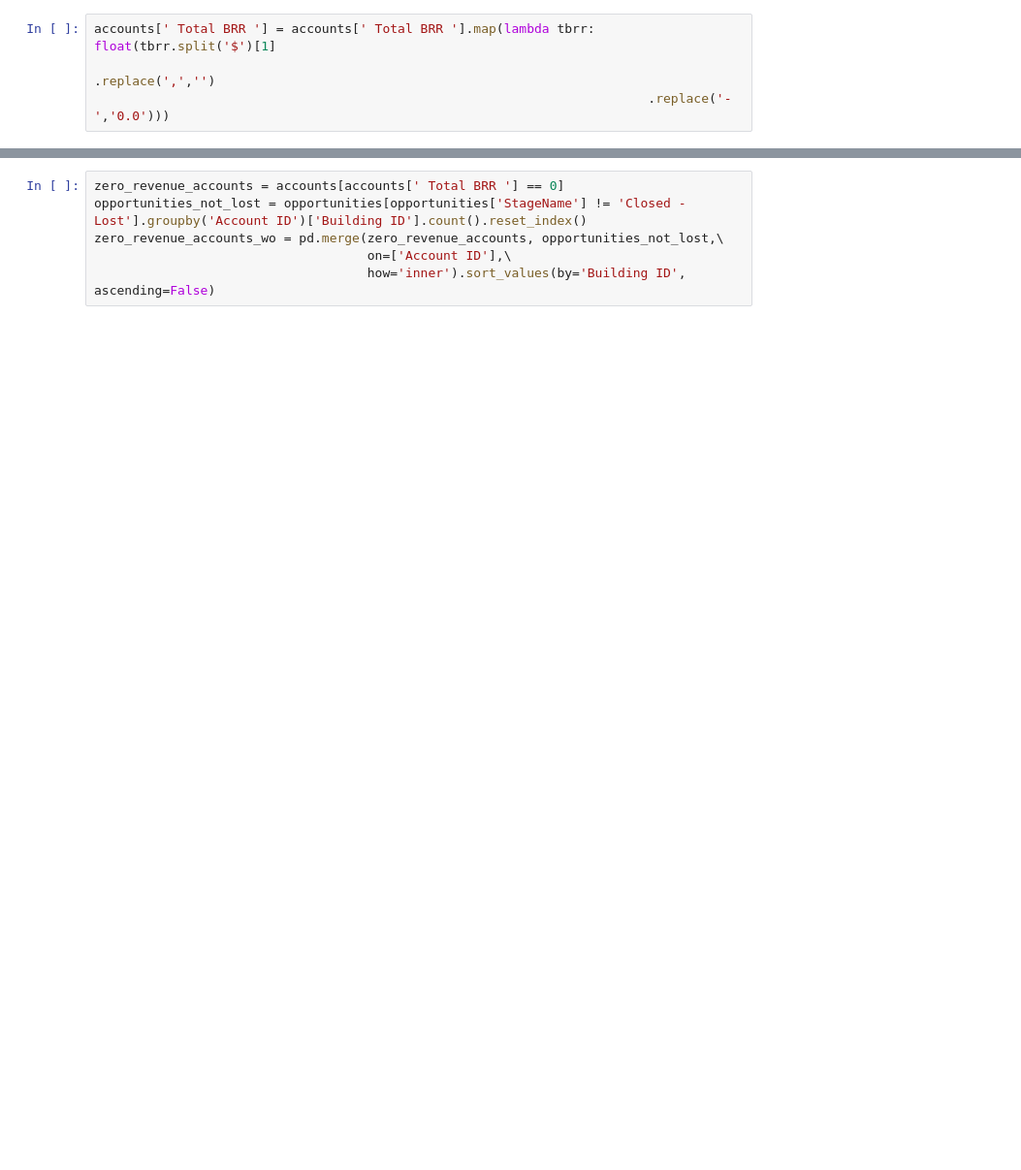
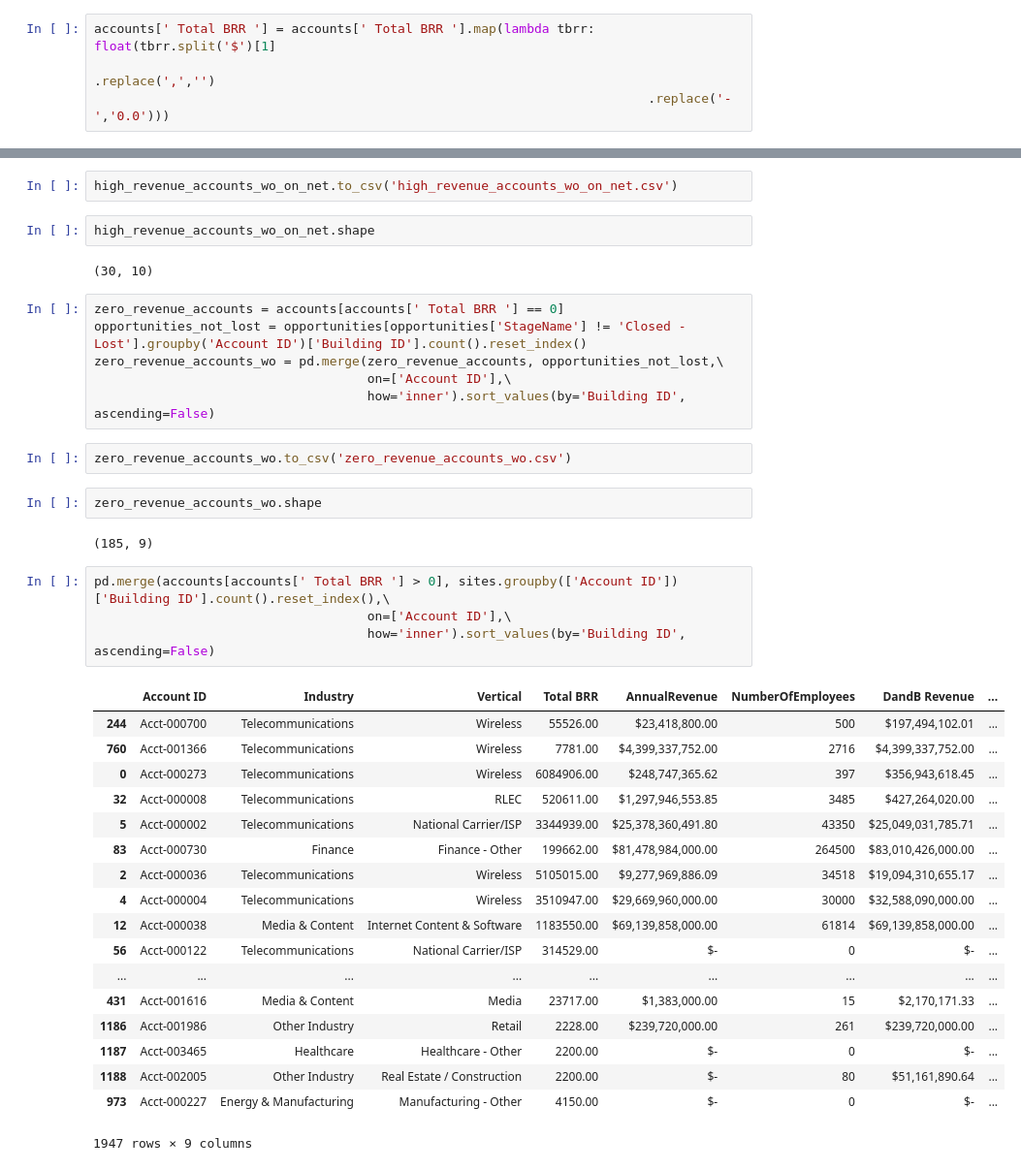
Before and after one commit to INFO-4602-5602/project1-swashbucklers, a Jupyter notebook: data-exploration.ipynb, the cells around one changed output, grey strips where cells are left out. Shown: that part at 97% size. Drawn from its saved outputs; the diff is of its cells as text; blank space fills up the shorter version.

```diff
--- a/data-exploration.ipynb
+++ b/data-exploration.ipynb
@@ -49,6 +52,41 @@ high_revenue_accounts_wo_on_net = high_revenue_accounts_wo[high_revenue_accounts
+# %%
+high_revenue_accounts_wo_on_net.to_csv('high_revenue_accounts_wo_on_net.csv')
+# %%
+high_revenue_accounts_wo_on_net.shape
+# %% [output]
+(30, 10)
 # %%
 zero_revenue_accounts = accounts[accounts[' Total BRR '] == 0]
 opportunities_not_lost = opportunities[opportunities['StageName'] != 'Closed - Lost'].groupby('Account ID')['Building ID'].count().reset_index()
 zero_revenue_accounts_wo = pd.merge(zero_revenue_accounts, opportunities_not_lost,\
                                     on=['Account ID'],\
                                     how='inner').sort_values(by='Building ID', ascending=False)
+# %%
+zero_revenue_accounts_wo.to_csv('zero_revenue_accounts_wo.csv')
+# %%
+zero_revenue_accounts_wo.shape
+# %% [output]
+(185, 9)
+# %%
+pd.merge(accounts[accounts[' Total BRR '] > 0], sites.groupby(['Account ID'])['Building ID'].count().reset_index(),\
+                                    on=['Account ID'],\
+                                    how='inner').sort_values(by='Building ID', ascending=False)
+# %% [output]
+|  | Account ID | Industry | Vertical | Total BRR | AnnualRevenue | NumberOfEmployees | DandB Revenue | ... |
+| 244 | Acct-000700 | Telecommunications | Wireless | 55526.00 | $23,418,800.00 | 500 | $197,494,102.01 | ... |
+| 760 | Acct-001366 | Telecommunications | Wireless | 7781.00 | $4,399,337,752.00 | 2716 | $4,399,337,752.00 | ... |
+| 0 | Acct-000273 | Telecommunications | Wireless | 6084906.00 | $248,747,365.62 | 397 | $356,943,618.45 | ... |
+| 32 | Acct-000008 | Telecommunications | RLEC | 520611.00 | $1,297,946,553.85 | 3485 | $427,264,020.00 | ... |
+| 5 | Acct-000002 | Telecommunications | National Carrier/ISP | 3344939.00 | $25,378,360,491.80 | 43350 | $25,049,031,785.71 | ... |
+| 83 | Acct-000730 | Finance | Finance - Other | 199662.00 | $81,478,984,000.00 | 264500 | $83,010,426,000.00 | ... |
+| 2 | Acct-000036 | Telecommunications | Wireless | 5105015.00 | $9,277,969,886.09 | 34518 | $19,094,310,655.17 | ... |
+| 4 | Acct-000004 | Telecommunications | Wireless | 3510947.00 | $29,669,960,000.00 | 30000 | $32,588,090,000.00 | ... |
+| 12 | Acct-000038 | Media & Content | Internet Content & Software | 1183550.00 | $69,139,858,000.00 | 61814 | $69,139,858,000.00 | ... |
+| 56 | Acct-000122 | Telecommunications | National Carrier/ISP | 314529.00 | $- | 0 | $- | ... |
+| ... | ... | ... | ... | ... | ... | ... | ... | ... |
+| 431 | Acct-001616 | Media & Content | Media | 23717.00 | $1,383,000.00 | 15 | $2,170,171.33 | ... |
+| 1186 | Acct-001986 | Other Industry | Retail | 2228.00 | $239,720,000.00 | 261 | $239,720,000.00 | ... |
+| 1187 | Acct-003465 | Healthcare | Healthcare - Other | 2200.00 | $- | 0 | $- | ... |
+| 1188 | Acct-002005 | Other Industry | Real Estate / Construction | 2200.00 | $- | 80 | $51,161,890.64 | ... |
+| 973 | Acct-000227 | Energy & Manufacturing | Manufacturing - Other | 4150.00 | $- | 0 | $- | ... |
+1947 rows × 9 columns
```
Also changed, not shown: parts of 27 cells of this notebook, 6 other files.
